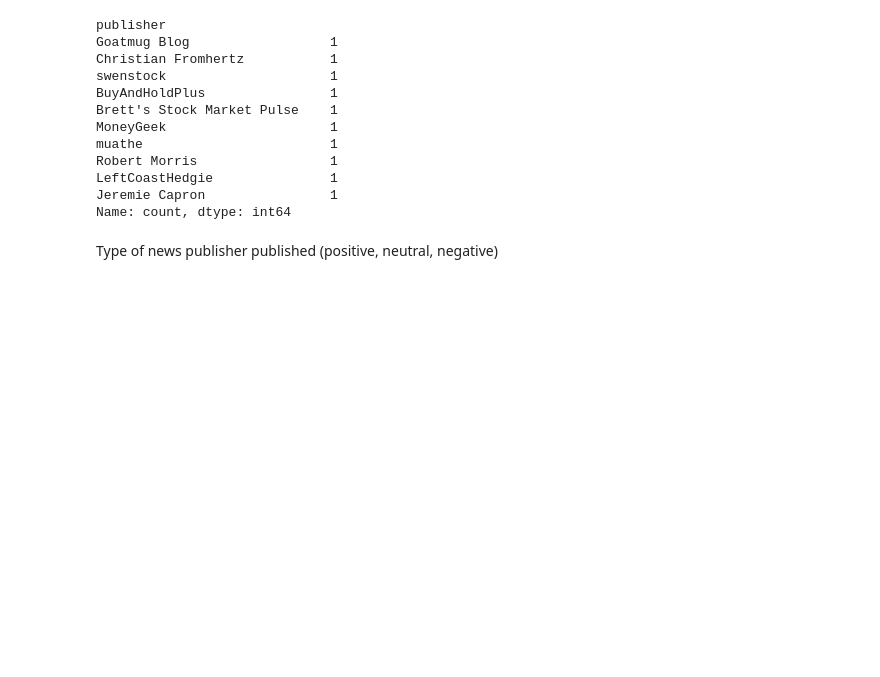
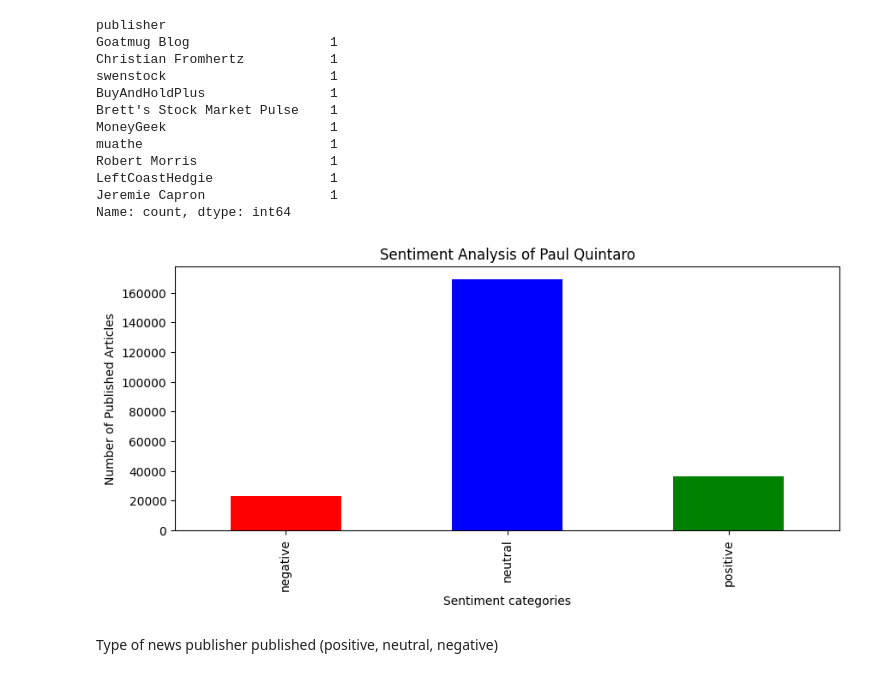
Before and after one commit to hanaDemma/Financial-News-and-Stock-Price-Integration-Analysis-Week-1, a Jupyter notebook: notebooks/newsandStockPrice.ipynb, the cells around one changed output. Cells and saved outputs as stored; diff of their text form; code cells hidden in the pictures; blank space fills up the shorter version.

Commit message:
publisher analysis

```diff
--- a/notebooks/newsandStockPrice.ipynb
+++ b/notebooks/newsandStockPrice.ipynb
@@ -250,6 +259,14 @@ Robert Morris                 1
 LeftCoastHedgie               1
 Jeremie Capron                1
 Name: count, dtype: int64
+# %%
+scripts_path = os.path.abspath("../scripts")
+if scripts_path not in sys.path:
+    sys.path.append(scripts_path)
+from scripts.financialAnalysis import getSentimentAnalysisOfPublisher
+getSentimentAnalysisOfPublisher(news_data,'Paul Quintaro')
+# %% [output]
+[figure, added]
 # %% [markdown]
 Type of news publisher published (positive, neutral, negative)
 # %%
```
Also changed, not shown: parts of 8 cells of this notebook, 2 other files.
